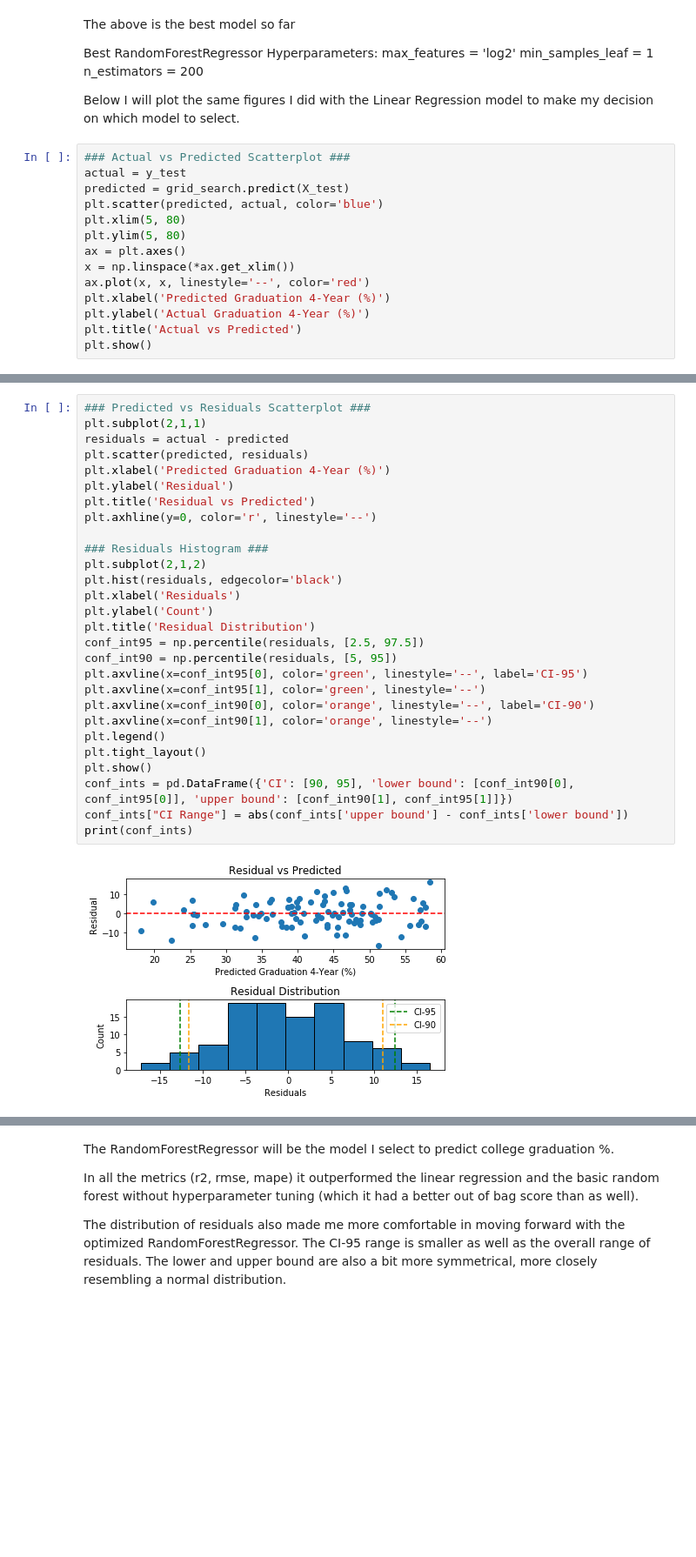
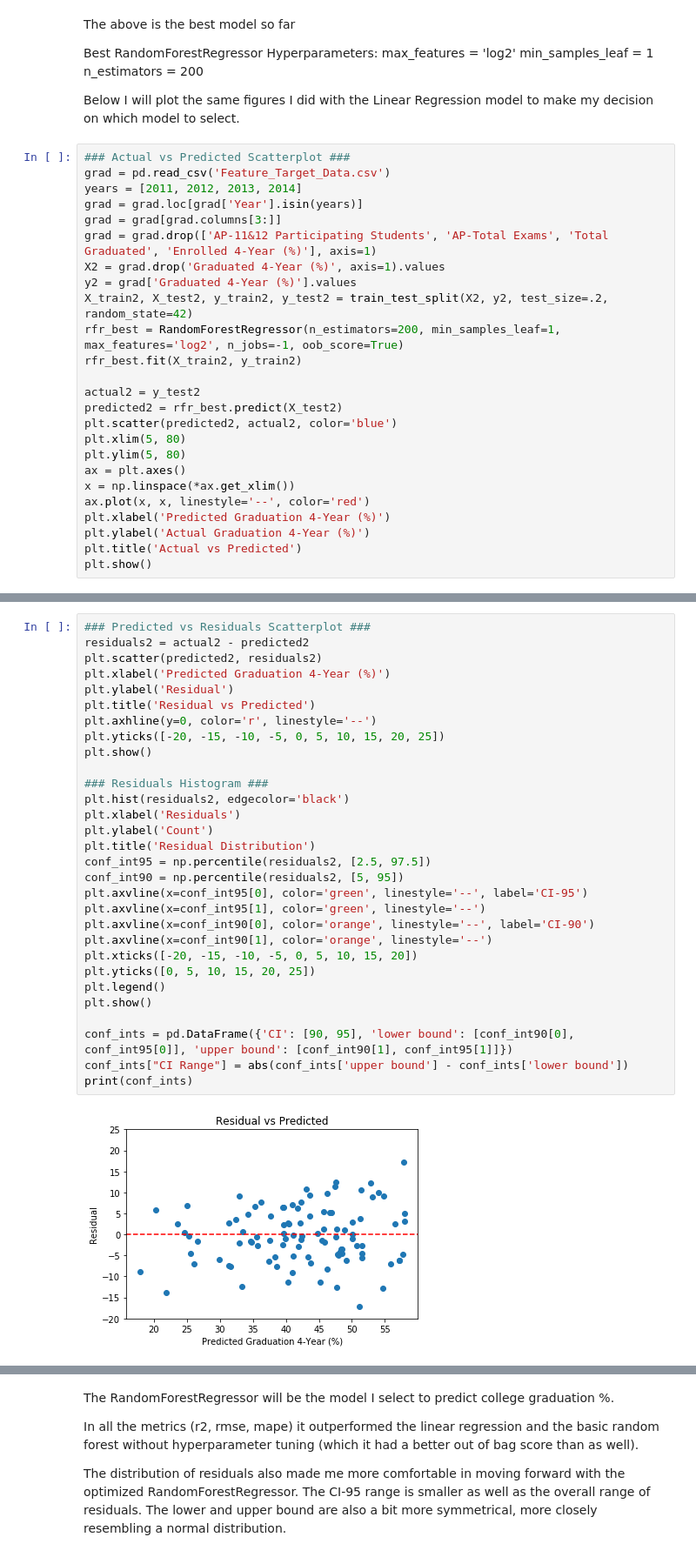
Before and after one commit to RachidRezzik/Texas_GradPercent_Predictor, a Jupyter notebook: Machine_Learning.ipynb, the cells around one changed output, grey strips where cells are left out. Shown: that part at 87% size. Saved outputs shown, nothing was run; the diff lists cells and outputs as text; blank space fills up the shorter version.

```diff
--- a/Machine_Learning.ipynb
+++ b/Machine_Learning.ipynb
@@ -193,9 +195,20 @@ Best RandomForestRegressor Hyperparameters:
 Below I will plot the same figures I did with the Linear Regression model to make my decision on which model to select.
 # %%
 ### Actual vs Predicted Scatterplot ###
-actual = y_test
-predicted = grid_search.predict(X_test)
-plt.scatter(predicted, actual, color='blue')
+grad = pd.read_csv('Feature_Target_Data.csv')
+years = [2011, 2012, 2013, 2014]
+grad = grad.loc[grad['Year'].isin(years)]
+grad = grad[grad.columns[3:]]
+grad = grad.drop(['AP-11&12 Participating Students', 'AP-Total Exams', 'Total Graduated', 'Enrolled 4-Year (%)'], axis=1)
+X2 = grad.drop('Graduated 4-Year (%)', axis=1).values
+y2 = grad['Graduated 4-Year (%)'].values
+X_train2, X_test2, y_train2, y_test2 = train_test_split(X2, y2, test_size=.2, random_state=42)
+rfr_best = RandomForestRegressor(n_estimators=200, min_samples_leaf=1, max_features='log2', n_jobs=-1, oob_score=True)
+rfr_best.fit(X_train2, y_train2)
+
+actual2 = y_test2
+predicted2 = rfr_best.predict(X_test2)
+plt.scatter(predicted2, actual2, color='blue')
 plt.xlim(5, 80)
 plt.ylim(5, 80)
 ax = plt.axes()
@@ -210,30 +223,32 @@ plt.show()
 # %%
 ### Predicted vs Residuals Scatterplot ###
-plt.subplot(2,1,1)
-residuals = actual - predicted
-plt.scatter(predicted, residuals)
+residuals2 = actual2 - predicted2
+plt.scatter(predicted2, residuals2)
 plt.xlabel('Predicted Graduation 4-Year (%)')
 plt.ylabel('Residual')
 plt.title('Residual vs Predicted')
 plt.axhline(y=0, color='r', linestyle='--')
+plt.yticks([-20, -15, -10, -5, 0, 5, 10, 15, 20, 25])
+plt.show()
 
 ### Residuals Histogram ###
-plt.subplot(2,1,2)
-plt.hist(residuals, edgecolor='black')
+plt.hist(residuals2, edgecolor='black')
 plt.xlabel('Residuals')
 plt.ylabel('Count')
 plt.title('Residual Distribution')
-conf_int95 = np.percentile(residuals, [2.5, 97.5])
-conf_int90 = np.percentile(residuals, [5, 95])
+conf_int95 = np.percentile(residuals2, [2.5, 97.5])
+conf_int90 = np.percentile(residuals2, [5, 95])
 plt.axvline(x=conf_int95[0], color='green', linestyle='--', label='CI-95')
 plt.axvline(x=conf_int95[1], color='green', linestyle='--')
 plt.axvline(x=conf_int90[0], color='orange', linestyle='--', label='CI-90')
 plt.axvline(x=conf_int90[1], color='orange', linestyle='--')
+plt.xticks([-20, -15, -10, -5, 0, 5, 10, 15, 20])
+plt.yticks([0, 5, 10, 15, 20, 25])
 plt.legend()
-plt.tight_layout()
 plt.show()
+
 conf_ints = pd.DataFrame({'CI': [90, 95], 'lower bound': [conf_int90[0], conf_int95[0]], 'upper bound': [conf_int90[1], conf_int95[1]]})
 conf_ints["CI Range"] = abs(conf_ints['upper bound'] - conf_ints['lower bound'])
 print(conf_ints)
 # %% [output]
-[figure, old version]
+[figure, new version]
```
Also changed, not shown: parts of 7 cells of this notebook, 2 other files.
